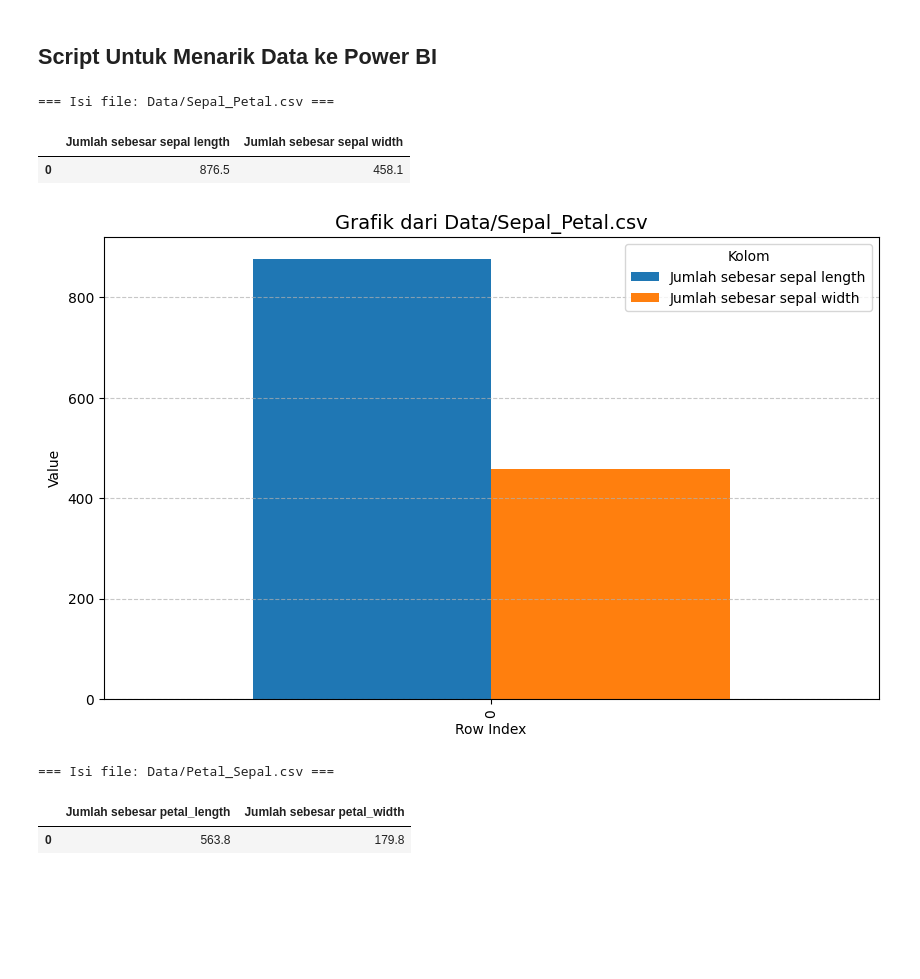
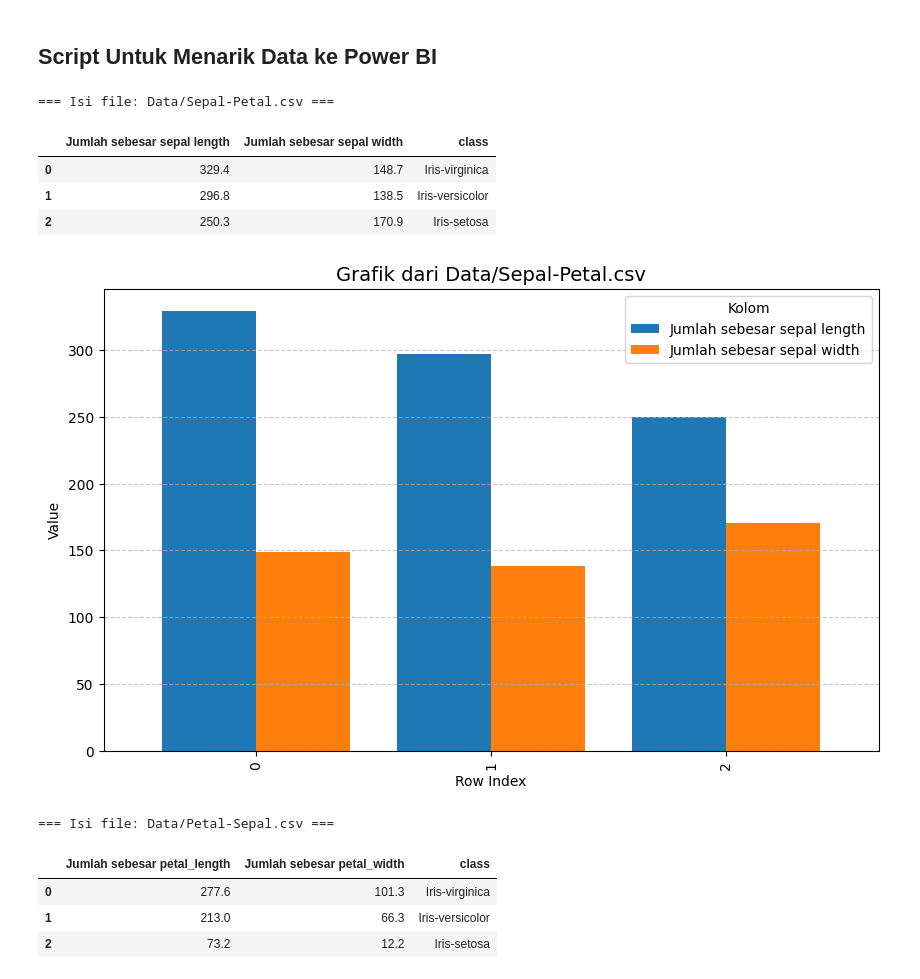
Before and after one commit to Naren56/PSD, a Jupyter notebook: _sources/Explorasi_Data.ipynb, the cells around one changed output. Saved outputs shown, nothing was run; the diff lists cells and outputs as text; code cells hidden in the pictures; blank space fills up the shorter version.

```diff
--- a/_sources/Explorasi_Data.ipynb
+++ b/_sources/Explorasi_Data.ipynb
@@ -97,33 +97,37 @@ dataset = df_all
 # %%
 # === 1. Import library ===
 import pandas as pd
 import matplotlib.pyplot as plt
 
 # === 2. Daftar CSV ===
-file_names = ["Data/Sepal_Petal.csv", "Data/Petal_Sepal.csv"]
+file_names = ["Data/Sepal-Petal.csv", "Data/Petal-Sepal.csv"]
 
 # === 3. Loop tiap CSV ===
 for f in file_names:
     print(f"\n=== Isi file: {f} ===")
     df = pd.read_csv(f)
     display(df)  # tampilkan tabel isi CSV
 
     # Ambil semua kolom numerik
     num_cols = df.select_dtypes(include=["number"]).columns.tolist()
 
     # === 1 Grafik per CSV ===
     ax = df[num_cols].plot(kind="bar", figsize=(10,6), width=0.8)
     plt.title(f"Grafik dari {f}", fontsize=14)
     plt.xlabel("Row Index")
     plt.ylabel("Value")
     plt.legend(title="Kolom")
     plt.grid(axis="y", linestyle="--", alpha=0.7)
     plt.show()
 # %% [output]
-=== Isi file: Data/Sepal_Petal.csv ===
+=== Isi file: Data/Sepal-Petal.csv ===
-|  | Jumlah sebesar sepal length | Jumlah sebesar sepal width |
-| 0 | 876.5 | 458.1 |
+|  | Jumlah sebesar sepal length | Jumlah sebesar sepal width | class |
+| 0 | 329.4 | 148.7 | Iris-virginica |
+| 1 | 296.8 | 138.5 | Iris-versicolor |
+| 2 | 250.3 | 170.9 | Iris-setosa |
-[figure, old version]
+[figure, new version]
-=== Isi file: Data/Petal_Sepal.csv ===
+=== Isi file: Data/Petal-Sepal.csv ===
-|  | Jumlah sebesar petal_length | Jumlah sebesar petal_width |
-| 0 | 563.8 | 179.8 |
+|  | Jumlah sebesar petal_length | Jumlah sebesar petal_width | class |
+| 0 | 277.6 | 101.3 | Iris-virginica |
+| 1 | 213.0 | 66.3 | Iris-versicolor |
+| 2 | 73.2 | 12.2 | Iris-setosa |
```
Also changed, not shown: parts of 1 cell of this notebook, 4 other files.
